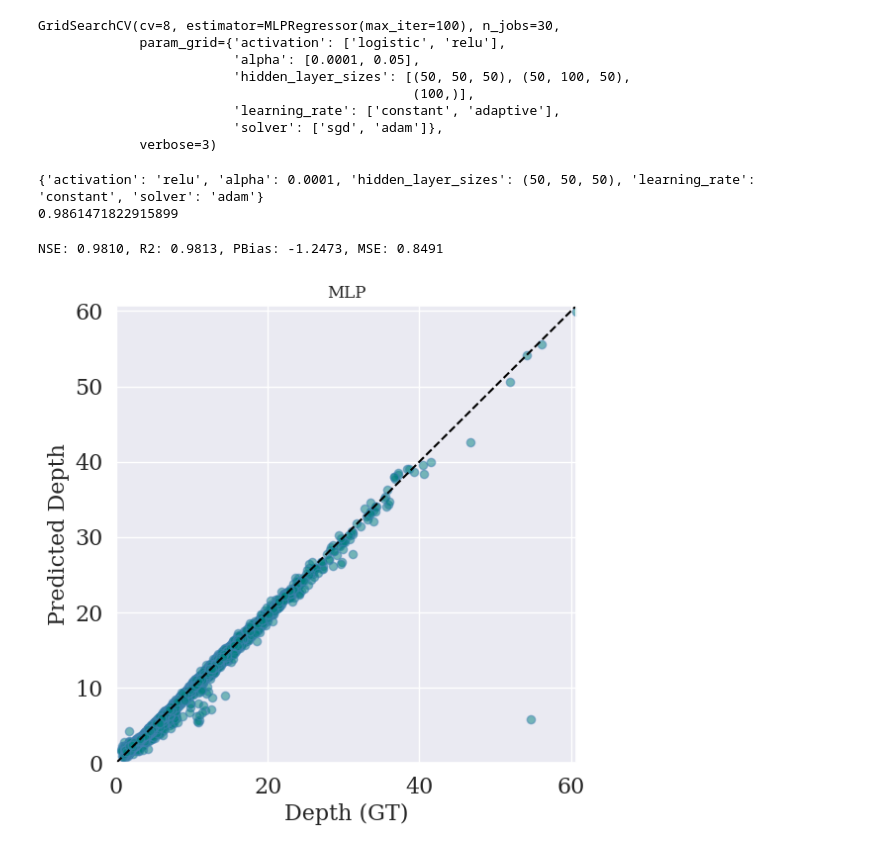
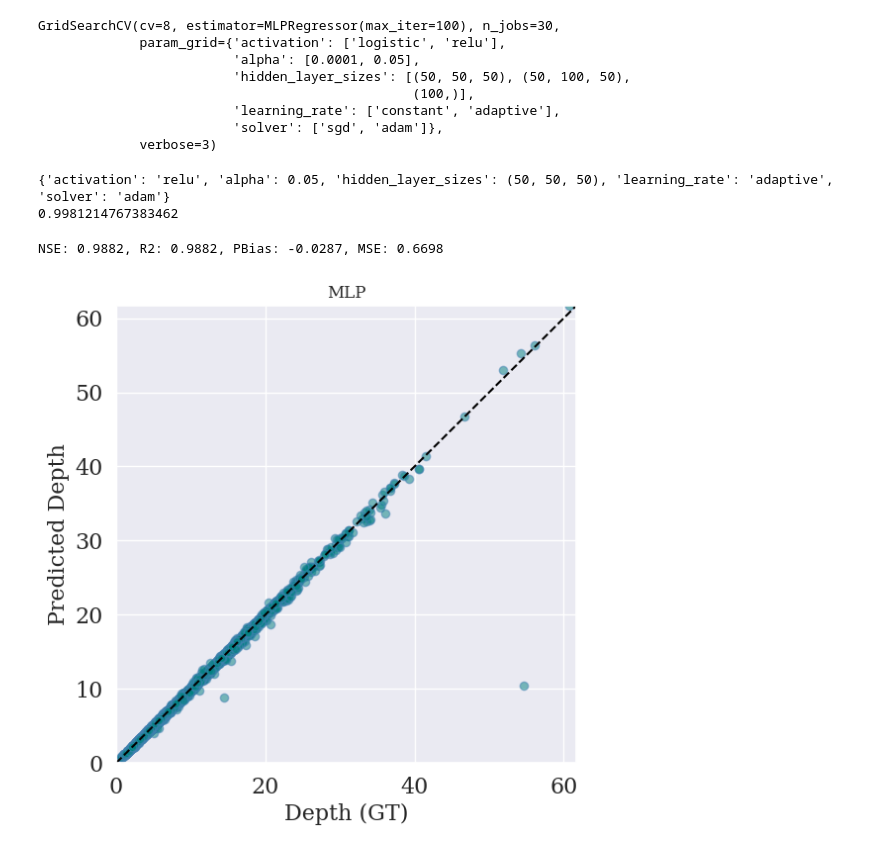
Before and after one commit to smhassanerfani/si2022, a Jupyter notebook: tauraat/mlp.ipynb, the cells around one changed output. Saved outputs shown, nothing was run; the diff lists cells and outputs as text; code cells hidden in the pictures.

```diff
--- a/tauraat/mlp.ipynb
+++ b/tauraat/mlp.ipynb
@@ -21,8 +21,11 @@ X_test = test.drop(columns=['site_no', 'mean_depth_va'])
 y_train = train[['mean_depth_va']]
 y_test = test[['mean_depth_va']]
 # %%
-# log_train = np.log10(train.drop(columns=['site_no']).to_numpy())
-# log_test = np.log10(test.drop(columns=['site_no']).to_numpy())
+X_train['drain_area_va'] = np.log10(X_train['drain_area_va'])
+X_train['q_va'] = np.log10(X_train['q_va'])
+X_train['stream_wdth_va'] = np.log10(X_train['stream_wdth_va'])
+X_train['xsec_area_va'] = np.log10(X_train['xsec_area_va'])
+y_train= np.log10(y_train)
 
 X_scaler = StandardScaler()
 X_train = X_scaler.fit_transform(X_train).astype('float32')
@@ -30,6 +33,11 @@ X_train = X_scaler.fit_transform(X_train).astype('float32')
 y_scaler = StandardScaler()
 y_train = y_scaler.fit_transform(np.array(y_train).reshape(-1, 1)).astype('float32').ravel()
 
+X_test['drain_area_va'] = np.log10(X_test['drain_area_va'])
+X_test['q_va'] = np.log10(X_test['q_va'])
+X_test['stream_wdth_va'] = np.log10(X_test['stream_wdth_va'])
+X_test['xsec_area_va'] = np.log10(X_test['xsec_area_va'])
+
 X_test = X_scaler.transform(X_test).astype('float32')
 # %%
 ## Model
@@ -58,8 +66,8 @@ GridSearchCV(cv=8, estimator=MLPRegressor(max_iter=100), n_jobs=30,
 print(mlp_grid.best_params_)
 print(mlp_grid.best_score_)
 # %% [output]
-{'activation': 'relu', 'alpha': 0.0001, 'hidden_layer_sizes': (50, 50, 50), 'learning_rate': 'constant', 'solver': 'adam'}
-0.9861471822915899
+{'activation': 'relu', 'alpha': 0.05, 'hidden_layer_sizes': (50, 50, 50), 'learning_rate': 'adaptive', 'solver': 'adam'}
+0.9981214767383462
 # %%
 import pickle
 
@@ -73,10 +81,11 @@ with open('./data/ml_weights/mlp_best_model', "rb") as fp:
 # %%
 y_pred = mlp_grid.predict(X_test)
 y_pred = y_scaler.inverse_transform(y_pred.reshape(-1, 1)).ravel()
+y_pred = 10 ** y_pred
 scatter_plot(y_test, y_pred, model_name='MLP')
 # %% [output]
-NSE: 0.9810, R2: 0.9813, PBias: -1.2473, MSE: 0.8491
+NSE: 0.9882, R2: 0.9882, PBias: -0.0287, MSE: 0.6698
-[figure, old version]
+[figure, new version]
 # %%
 from sklearn.inspection import permutation_importance
 import time
```
Also changed, not shown: parts of 2 cells of this notebook.
